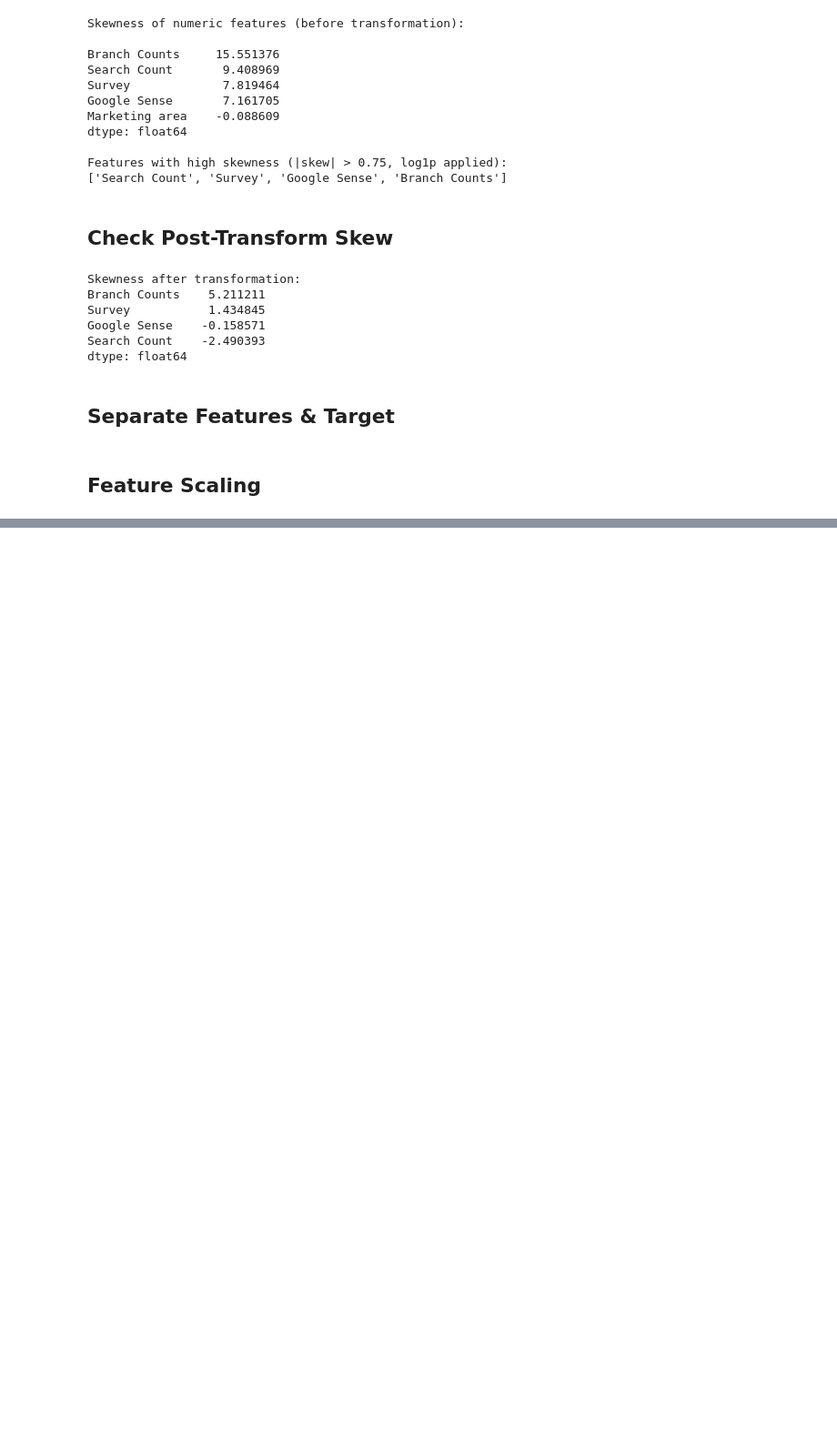
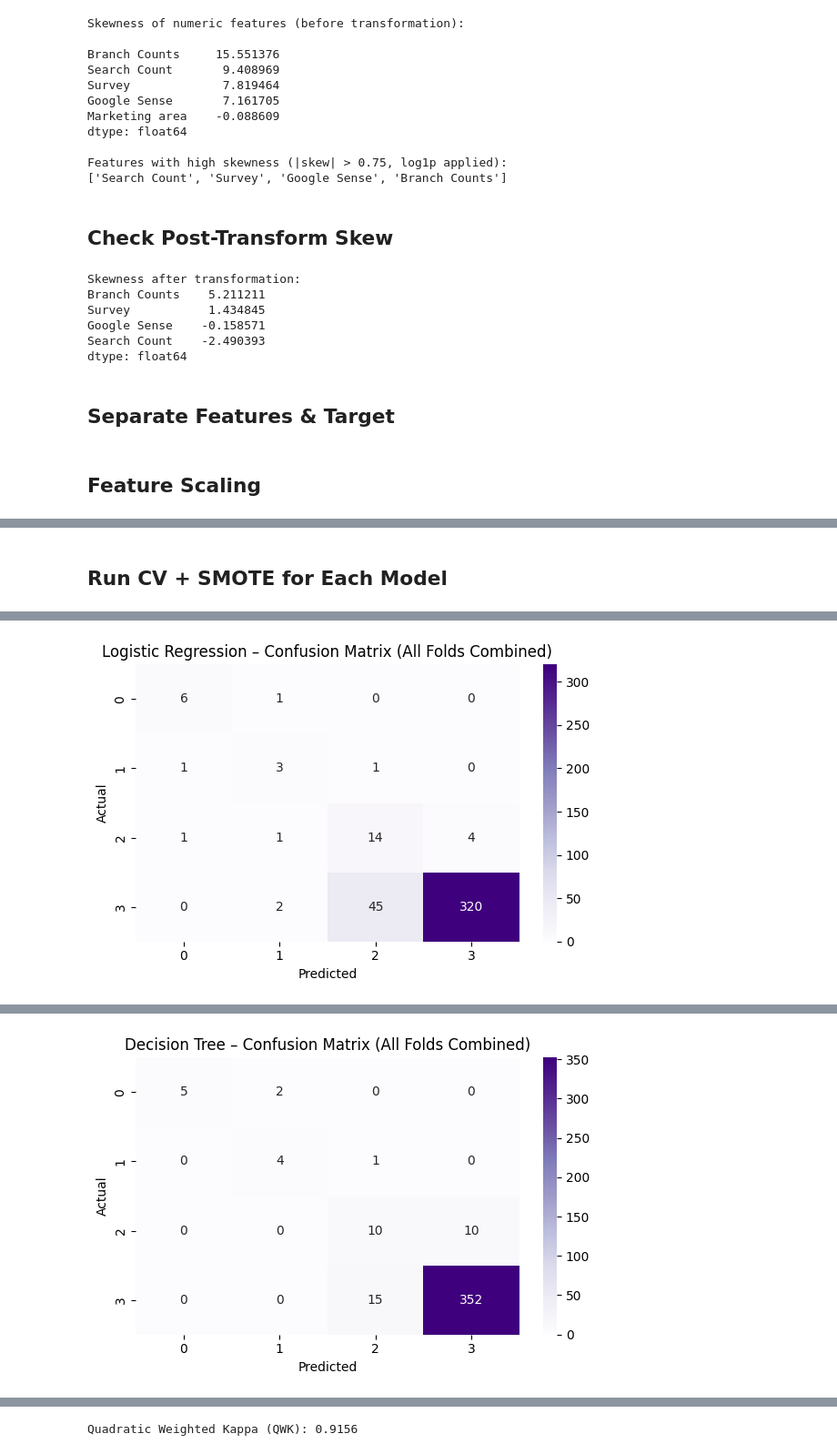
Before and after one commit to amirZZZkiller/snappfood-data-analyst-task, a Jupyter notebook: task 2 - grading model/task2.ipynb, the cells around one changed output, grey strips where cells are left out. Shown at 91% size. Saved outputs shown, nothing was run; the diff lists cells and outputs as text; code cells hidden in the pictures; blank space fills up the shorter version.

Commit message:
feat(task2): add model development with stratified CV, SMOTE, and evaluation metrics

```diff
--- a/task 2 - grading model/task2.ipynb
+++ b/task 2 - grading model/task2.ipynb
@@ -365,0 +369,7 @@ X_train, X_test, y_train, y_test = train_test_split(
+# %%
+# Models to evaluate
+model_defs = [
+    ("Logistic Regression", LogisticRegression(multi_class='multinomial', solver='lbfgs', max_iter=1000, random_state=42)),
+    ("Decision Tree", DecisionTreeClassifier(random_state=42)),
+    ("Random Forest", RandomForestClassifier(n_estimators=100, random_state=42))
+]
@@ -365,0 +378,3 @@ X_train, X_test, y_train, y_test = train_test_split(
+# %%
+# Stratified K-Fold Cross-Validation
+cv = StratifiedKFold(n_splits=5, shuffle=True, random_state=42)
@@ -365,0 +383,66 @@ X_train, X_test, y_train, y_test = train_test_split(
+# %%
+# Train and evaluate on a single fold
+def evaluate_fold(model, X_train, y_train, X_val, y_val):
+    model.fit(X_train, y_train)
+    y_pred = model.predict(X_val)
+    acc = accuracy_score(y_val, y_pred)
+    f1 = f1_score(y_val, y_pred, average='macro')
+    return acc, f1, y_pred
+# %% [markdown]
+## Run CV + SMOTE for Each Model
+# %%
+results = []
+
+for name, model in model_defs:
+    acc_scores = []
+    f1_scores = []
+    all_y_true = []
+    all_y_pred = []
+
+    for train_idx, val_idx in cv.split(X_scaled, y):
+        X_train, y_train = X_scaled[train_idx], y.iloc[train_idx]
+        X_val, y_val = X_scaled[val_idx], y.iloc[val_idx]
+
+        # Apply SMOTE to training fold
+        smote = SMOTE(random_state=42, k_neighbors=1)
+        X_resampled, y_resampled = smote.fit_resample(X_train, y_train)
+
+        acc, f1, y_pred = evaluate_fold(model, X_resampled, y_resampled, X_val, y_val)
+        acc_scores.append(acc)
+        f1_scores.append(f1)
+        all_y_true.extend(y_val)
+        all_y_pred.extend(y_pred)
+
+    avg_acc = np.mean(acc_scores)
+    avg_f1 = np.mean(f1_scores)
+
+    print(f"\n{name} Cross-Validation Results")
+    print(f"Average Accuracy: {avg_acc:.4f}")
+    print(f"Average F1 Score (macro): {avg_f1:.4f}")
+
+    # Detailed Classification Report
+    print("\nCombined Classification Report:")
+    print(classification_report(all_y_true, all_y_pred, digits=3))
+
+    # Confusion Matrix
+    cm = confusion_matrix(all_y_true, all_y_pred)
+    plt.figure(figsize=(6, 4))
+    sns.heatmap(cm, annot=True, fmt='d', cmap='Purples')
+    plt.title(f"{name} – Confusion Matrix (All Folds Combined)")
+    plt.xlabel("Predicted")
+    plt.ylabel("Actual")
+    plt.tight_layout()
+    plt.show()
+
+    # Quadratic Weighted Kappa (Ordinal-Aware Score)
+    qwk = cohen_kappa_score(all_y_true, all_y_pred, weights='quadratic')
+    print("Quadratic Weighted Kappa (QWK):", round(qwk, 4))
+
+    results.append({
+        'Model': name,
+        'Accuracy': avg_acc,
+        'F1 Score': avg_f1,
+        'QWK': qwk,
+        'Trained Model': model
+    })
+# %% [output]
@@ -365,0 +464 @@ X_train, X_test, y_train, y_test = train_test_split(
+[figure, added]
@@ -365,0 +482 @@ X_train, X_test, y_train, y_test = train_test_split(
+[figure, added]
@@ -365,0 +501 @@ X_train, X_test, y_train, y_test = train_test_split(
+Quadratic Weighted Kappa (QWK): 0.9156
```
Also changed, not shown: parts of 10 cells of this notebook.
